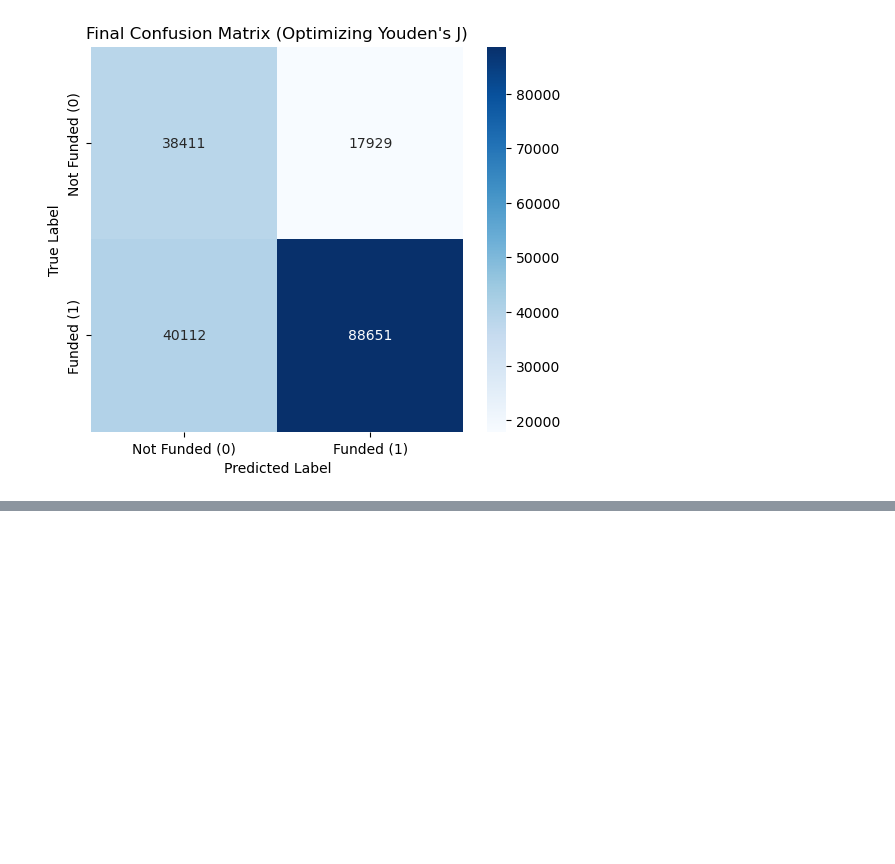
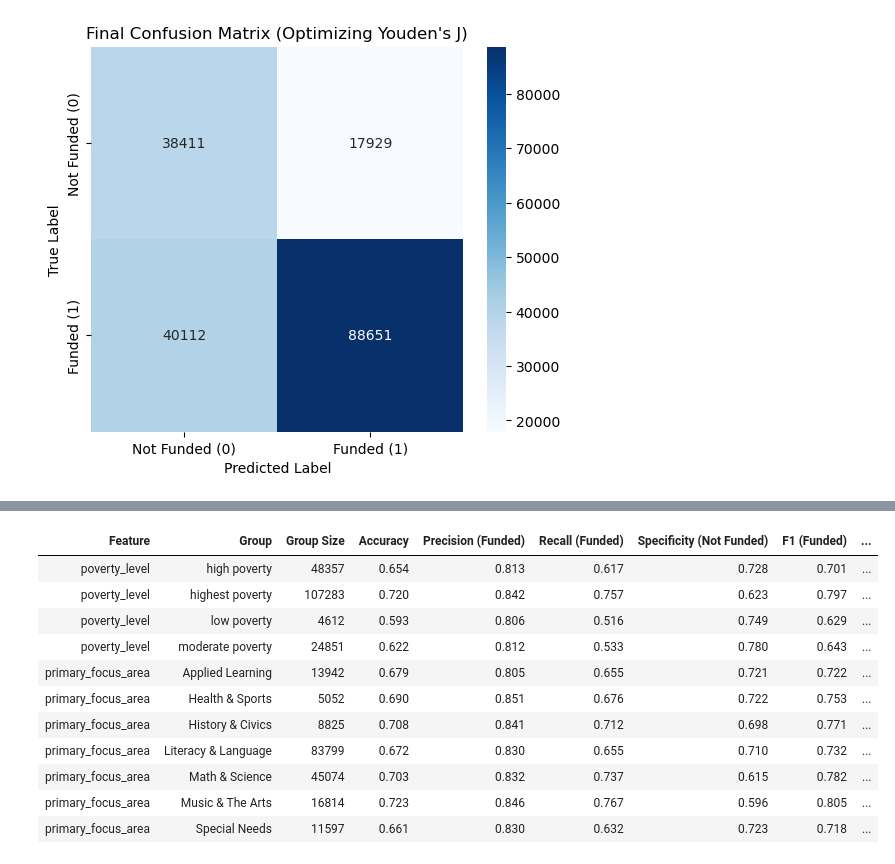
Before and after one commit to pazare/super-ml-project, a Jupyter notebook: ML_Final.ipynb, the cells around one changed output, grey strips where cells are left out. Drawn from its saved outputs; the diff is of its cells as text; code cells hidden in the pictures; blank space fills up the shorter version.

```diff
--- a/ML_Final.ipynb
+++ b/ML_Final.ipynb
@@ -1367,0 +1453,79 @@ Confusion Matrix (Optimal Threshold for Youden's J):
+# %%
+def perform_bias_audit(
+    y_test: pd.Series,
+    y_proba_final: np.ndarray,
+    optimal_threshold: float,
+    data_with_ids: pd.DataFrame,
+    sensitive_features: list,
+    positive_class_label: int = 1
+    ):
+    y_pred_optimal = (y_proba_final >= optimal_threshold).astype(int)
+
+
+    audit_df = data_with_ids[sensitive_features].copy()
+    audit_df['True_Outcome'] = y_test
+    audit_df['Predicted_Outcome'] = y_pred_optimal
+
+    audit_results = []
+
+    for feature in sensitive_features:
+        print(f"\nAuditing by: {feature} ")
+        grouped = audit_df.groupby(feature)
+
+        for group_name, group_df in grouped:
+            y_true_group = group_df['True_Outcome']
+            y_pred_group = group_df['Predicted_Outcome']
+
+
+            tn, fp, fn, tp = confusion_matrix(y_true_group, y_pred_group, labels=[0, 1]).ravel()
+
+            accuracy = (tp + tn) / (tp + tn + fp + fn) if (tp + tn + fp + fn) > 0 else 0
+            precision = tp / (tp + fp) if (tp + fp) > 0 else 0
+            recall = tp / (tp + fn) if (tp + fn) > 0 else 0
+            specificity = tn / (tn + fp) if (tn + fp) > 0 else 0
+            fpr = fp / (fp + tn) if (fp + tn) > 0 else 0
+            fnr = fn / (fn + tp) if (fn + tp) > 0 else 0
+            f1 = 2 * (precision * recall) / (precision + recall) if (precision + recall) > 0 else 0
+
+            audit_results.append({
+                'Feature': feature,
+                'Group': group_name,
+                'Group Size': len(group_df),
+                'Accuracy': accuracy,
+                'Precision (Funded)': precision,
+                'Recall (Funded)': recall,
+                'Specificity (Not Funded)': specificity,
+                'F1 (Funded)': f1,
+                'FPR': fpr,
+                'FNR': fnr
+            })
+
+    results_summary_df = pd.DataFrame(audit_results)
+
+    display(results_summary_df.style.format({
+        'Accuracy': '{:.3f}',
+        'Precision (Funded)': '{:.3f}',
+        'Recall (Funded)': '{:.3f}',
+        'Specificity (Not Funded)': '{:.3f}',
+        'F1 (Funded)': '{:.3f}',
+        'FPR': '{:.3f}',
+        'FNR': '{:.3f}'
+    }).hide(axis="index"))
+
+
+
+
+sensitive_cols_to_audit = ['poverty_level', 'school_state', 'primary_focus_area']
+
+
+available_sensitive_cols = [col for col in sensitive_cols_to_audit if col in data_with_ids_for_viewing.columns]
+
+
+perform_bias_audit(
+    y_test=y_test,
+    y_proba_final=y_proba_final,
+    optimal_threshold=optimal_threshold_j,
+    data_with_ids=data_with_ids_for_viewing,
+    sensitive_features=available_sensitive_cols
+)
+# %% [output]
@@ -1367,0 +1535,12 @@ Confusion Matrix (Optimal Threshold for Youden's J):
+| Feature | Group | Group Size | Accuracy | Precision (Funded) | Recall (Funded) | Specificity (Not Funded) | F1 (Funded) | ... |
+| poverty_level | high poverty | 48357 | 0.654 | 0.813 | 0.617 | 0.728 | 0.701 | ... |
+| poverty_level | highest poverty | 107283 | 0.720 | 0.842 | 0.757 | 0.623 | 0.797 | ... |
+| poverty_level | low poverty | 4612 | 0.593 | 0.806 | 0.516 | 0.749 | 0.629 | ... |
+| poverty_level | moderate poverty | 24851 | 0.622 | 0.812 | 0.533 | 0.780 | 0.643 | ... |
+| primary_focus_area | Applied Learning | 13942 | 0.679 | 0.805 | 0.655 | 0.721 | 0.722 | ... |
+| primary_focus_area | Health & Sports | 5052 | 0.690 | 0.851 | 0.676 | 0.722 | 0.753 | ... |
+| primary_focus_area | History & Civics | 8825 | 0.708 | 0.841 | 0.712 | 0.698 | 0.771 | ... |
+| primary_focus_area | Literacy & Language | 83799 | 0.672 | 0.830 | 0.655 | 0.710 | 0.732 | ... |
+| primary_focus_area | Math & Science | 45074 | 0.703 | 0.832 | 0.737 | 0.615 | 0.782 | ... |
+| primary_focus_area | Music & The Arts | 16814 | 0.723 | 0.846 | 0.767 | 0.596 | 0.805 | ... |
+| primary_focus_area | Special Needs | 11597 | 0.661 | 0.830 | 0.632 | 0.723 | 0.718 | ... |
```
Also changed, not shown: parts of 4 cells of this notebook.
